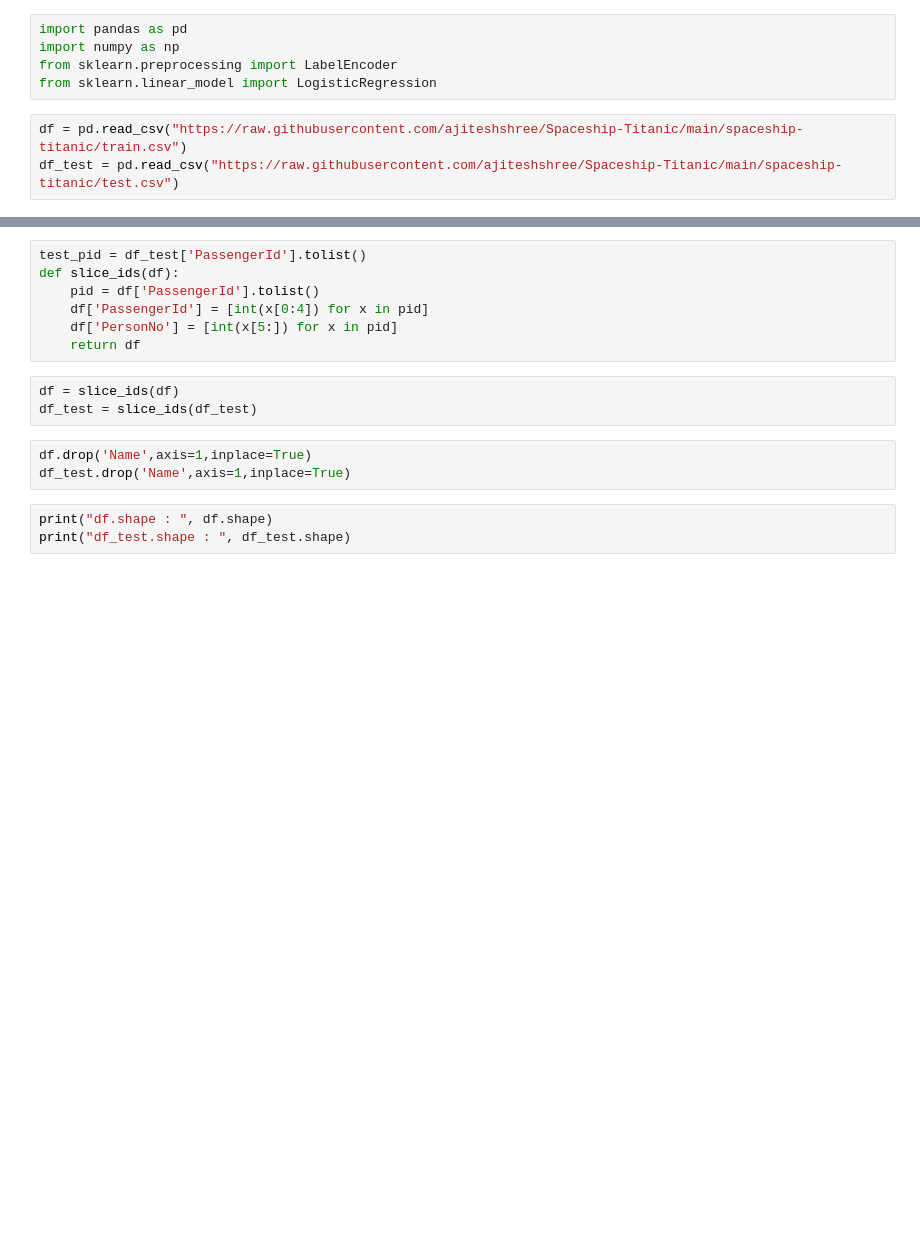
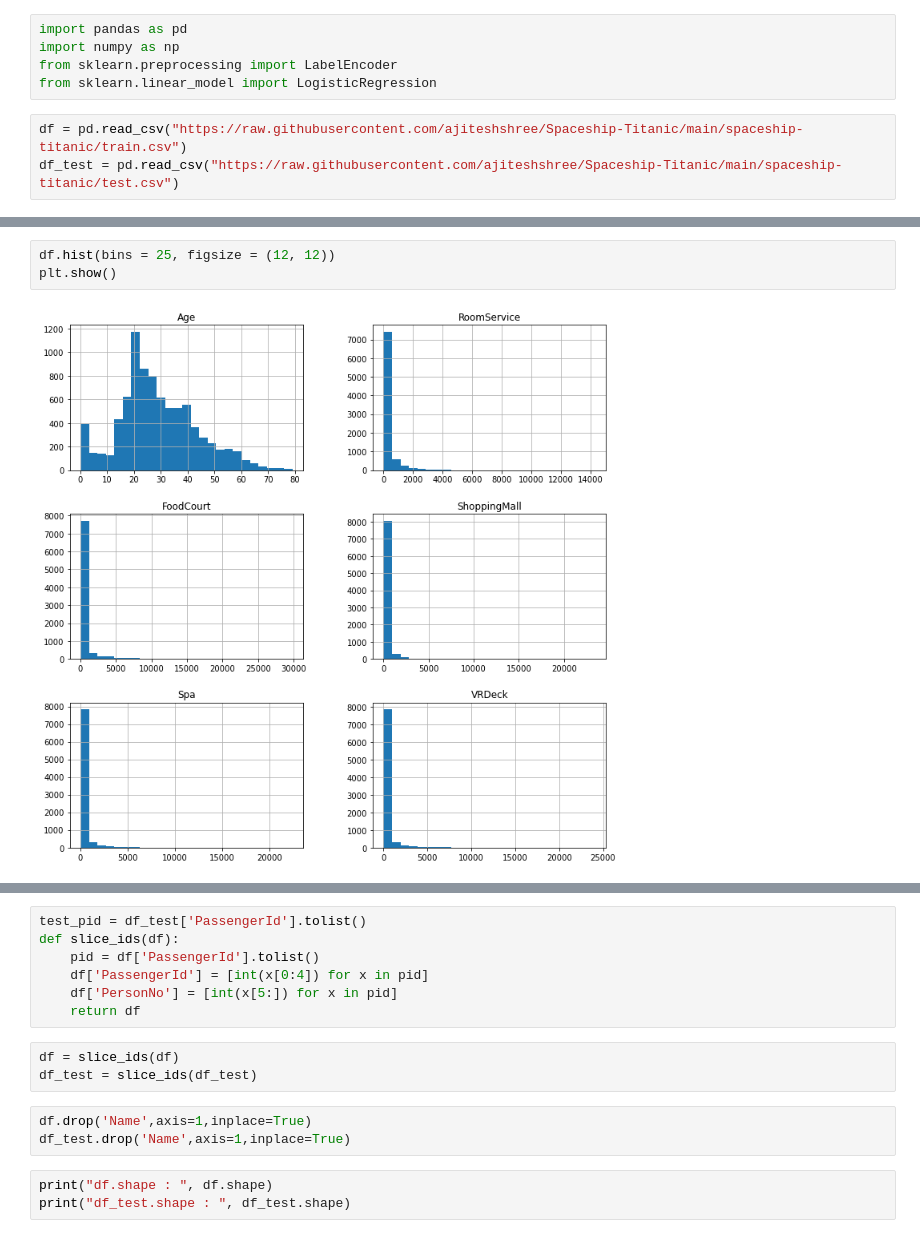
Before and after one commit to ajiteshshree/Spaceship-Titanic, a Jupyter notebook: code.ipynb, the cells around one changed output, grey strips where cells are left out. Saved outputs shown, nothing was run; the diff lists cells and outputs as text; blank space fills up the shorter version.

```diff
--- a/code.ipynb
+++ b/code.ipynb
@@ -8,0 +32,5 @@ df_test = pd.read_csv("https://raw.githubusercontent.com/ajiteshshree/Spaceship-
+# %%
+df.hist(bins = 25, figsize = (12, 12))
+plt.show()
+# %% [output]
+[figure, added]
```
Also changed, not shown: parts of 15 cells of this notebook.
